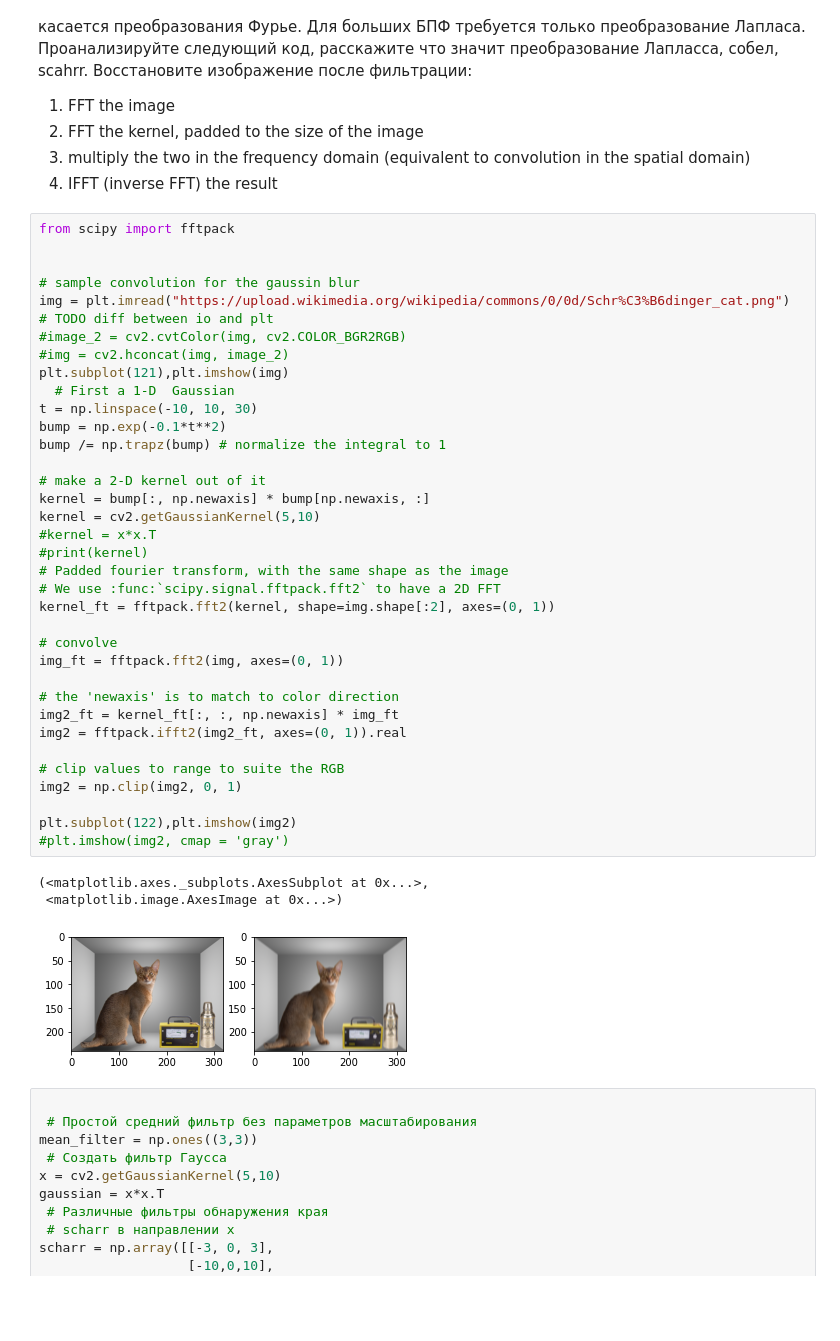
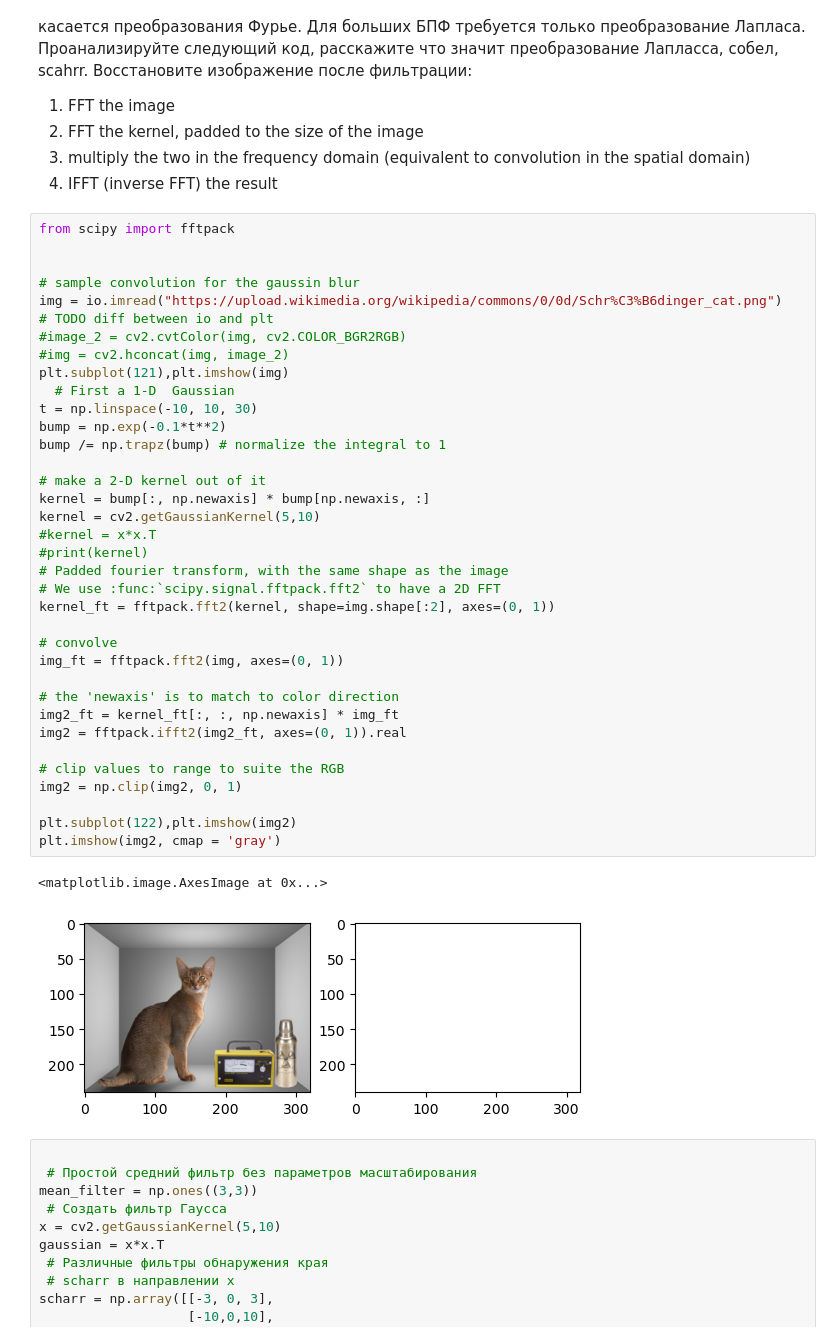
Before and after one commit to alexander-toschev/cv-course, a Jupyter notebook: ImageProcessing.ipynb, the cells around one changed output. Saved outputs shown, nothing was run; the diff lists cells and outputs as text; blank space fills up the shorter version.

```diff
--- a/ImageProcessing.ipynb
+++ b/ImageProcessing.ipynb
@@ -149,41 +150,40 @@ from scipy import fftpack
 
 
 # sample convolution for the gaussin blur
-img = plt.imread("https://upload.wikimedia.org/wikipedia/commons/0/0d/Schr%C3%B6dinger_cat.png")
+img = io.imread("https://upload.wikimedia.org/wikipedia/commons/0/0d/Schr%C3%B6dinger_cat.png")
 # TODO diff between io and plt
 #image_2 = cv2.cvtColor(img, cv2.COLOR_BGR2RGB)
 #img = cv2.hconcat(img, image_2)
 plt.subplot(121),plt.imshow(img)
   # First a 1-D  Gaussian
 t = np.linspace(-10, 10, 30)
 bump = np.exp(-0.1*t**2)
 bump /= np.trapz(bump) # normalize the integral to 1
 
 # make a 2-D kernel out of it
 kernel = bump[:, np.newaxis] * bump[np.newaxis, :]
 kernel = cv2.getGaussianKernel(5,10)
 #kernel = x*x.T
 #print(kernel)
 # Padded fourier transform, with the same shape as the image
 # We use :func:`scipy.signal.fftpack.fft2` to have a 2D FFT
 kernel_ft = fftpack.fft2(kernel, shape=img.shape[:2], axes=(0, 1))
 
 # convolve
 img_ft = fftpack.fft2(img, axes=(0, 1))
 
 # the 'newaxis' is to match to color direction
 img2_ft = kernel_ft[:, :, np.newaxis] * img_ft
 img2 = fftpack.ifft2(img2_ft, axes=(0, 1)).real
 
 # clip values to range to suite the RGB
 img2 = np.clip(img2, 0, 1)
 
 plt.subplot(122),plt.imshow(img2)
-#plt.imshow(img2, cmap = 'gray')
+plt.imshow(img2, cmap = 'gray')
 # %% [output]
-(<matplotlib.axes._subplots.AxesSubplot at 0x...>,
- <matplotlib.image.AxesImage at 0x...>)
+<matplotlib.image.AxesImage at 0x...>
-[figure, old version]
+[figure, new version]
 # %%
 
  # Простой средний фильтр без параметров масштабирования
```
Also changed, not shown: parts of 3 cells of this notebook.
